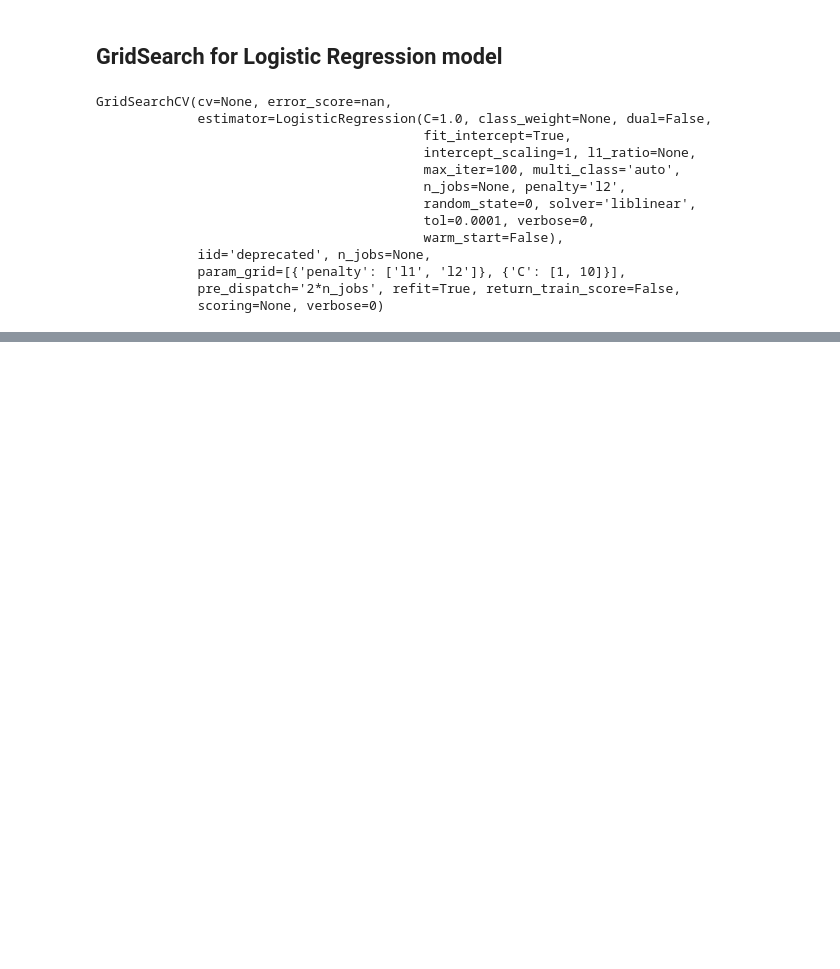
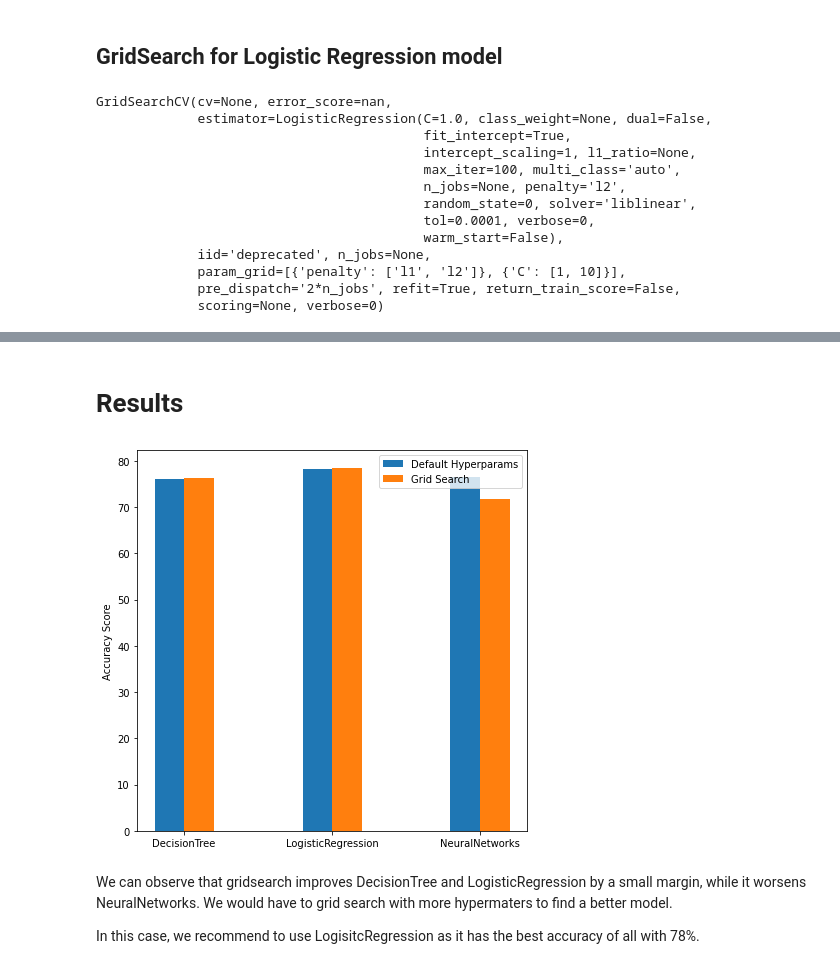
Before and after one commit to medzz123/intro-ai-coursework, a Jupyter notebook: coursework.ipynb, the cells around one changed output, grey strips where cells are left out. Drawn from its saved outputs; the diff is of its cells as text; code cells hidden in the pictures; blank space fills up the shorter version.

```diff
--- a/coursework.ipynb
+++ b/coursework.ipynb
@@ -563,4 +563,4 @@ GridSearch for NN model
 # %%
-param_grid = {'hidden_layer_sizes': [(100,50), (100,)]}
+param_grid = {'activation': ['identity', 'relu'], 'solver': ['adam', 'lbfgs']}
 nn_gs = GridSearchCV(estimator=nn_model,param_grid=param_grid)
 nn_gs.fit(X_train, y_train)
@@ -569,16 +602,23 @@ print_grid_results(nn_gs)
+# %% [markdown]
+# Results
 # %%
-# y1 = np.array([dtc_score, lr_score, nn_score]) * 100
-# y2 = np.array([gs_tree.best_score_, gs_lr.best_score_, nn_gs.best_score_]) * 100
+y1 = np.array([dtc_score, lr_score, nn_score]) * 100
+y2 = np.array([gs_tree.best_score_, gs_lr.best_score_, nn_gs.best_score_]) * 100
 
-# x = np.arange(len(y1))
-# width = 0.20
+x = np.arange(len(y1))
+width = 0.20
 
-
-# fig, axes = plt.subplots(ncols=1, nrows=1, figsize=(10,10))
-# plt.ylabel('Accuracy Score')
-# axes.bar(x, y1, width=-1.*width, align='edge', label="Random Guess")
-# axes.bar(x, y2, width=width, align='edge', color=list(plt.rcParams['axes.prop_cycle'])[2]['color'], label="Grid Search")
-# axes.set_xticks(x)
-# axes.set_xticklabels(['DecisionTree', 'LogisticRegression', 'NeuralNetworks'])
-# plt.legend()
-# plt.show()
+fig, axes = plt.subplots(ncols=1, nrows=1, figsize=(7, 7))
+plt.ylabel('Accuracy Score')
+axes.bar(x, y1, width=-1.*width, align='edge', label="Default Hyperparams")
+axes.bar(x, y2, width=width, align='edge', label="Grid Search")
+axes.set_xticks(x)
+axes.set_xticklabels(['DecisionTree', 'LogisticRegression', 'NeuralNetworks'])
+plt.legend()
+plt.show()
+# %% [output]
+[figure, added]
+# %% [markdown]
+We can observe that gridsearch improves DecisionTree and LogisticRegression by a small margin, while it worsens NeuralNetworks. We would have to grid search with more hypermaters to find a better model.
+
+In this case, we recommend to use LogisitcRegression as it has the best accuracy of all with 78%.
```
Also changed, not shown: parts of 14 cells of this notebook.
